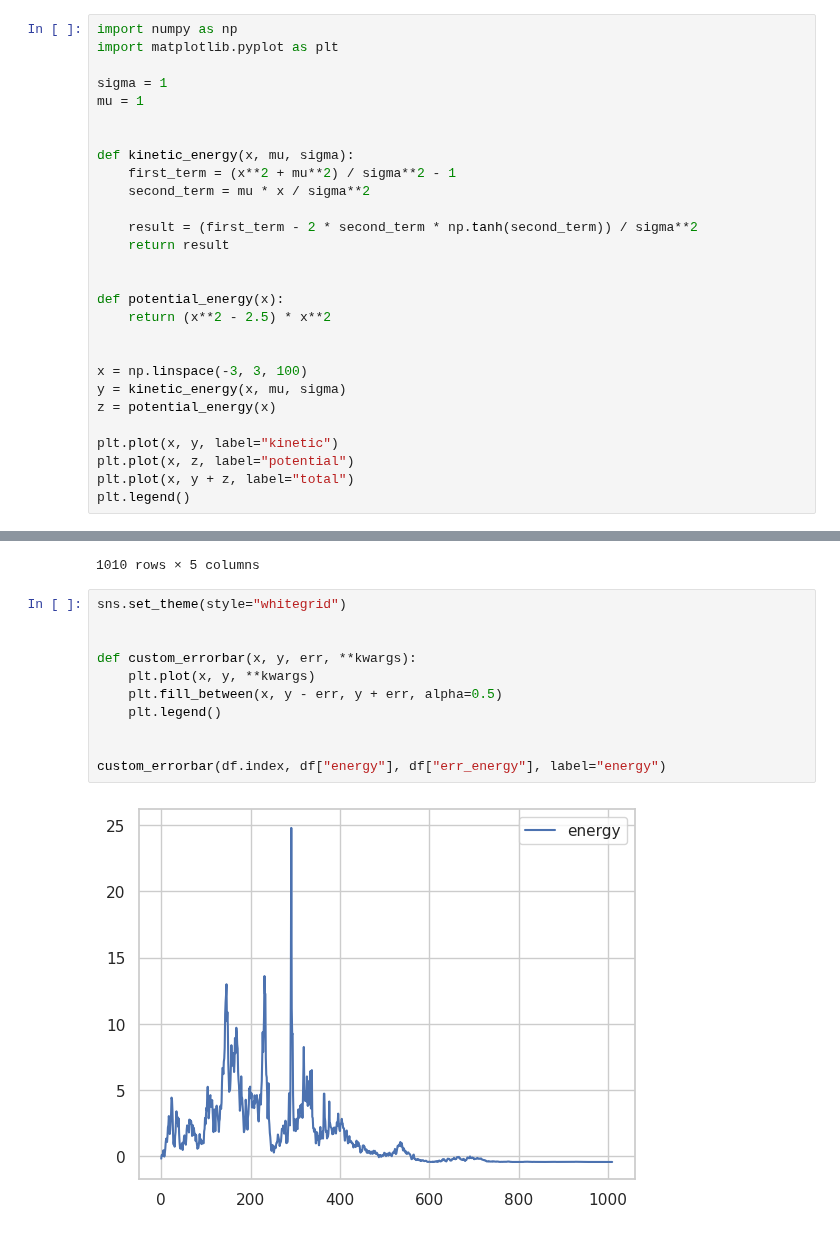
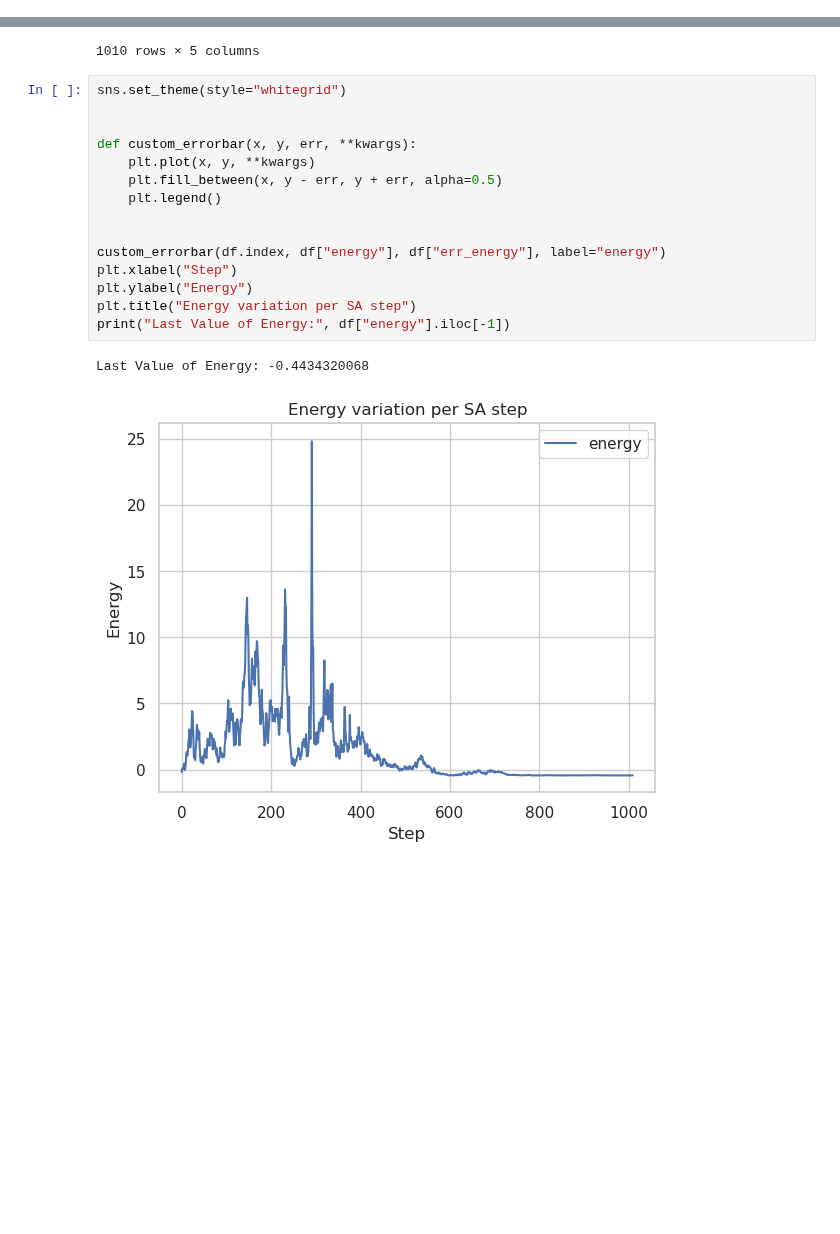
Before and after one commit to RandDouble/SimulazioneNumerica, a Jupyter notebook: LSN_Exercises_08.ipynb, the cells around one changed output, grey strips where cells are left out. Drawn from its saved outputs; the diff is of its cells as text; blank space fills up the shorter version.

```diff
--- a/LSN_Exercises_08.ipynb
+++ b/LSN_Exercises_08.ipynb
@@ -212,28 +269,0 @@ ax[0, 0].plot(x, y * y / (delta_x * y.sum()))
-# %%
-import numpy as np
-import matplotlib.pyplot as plt
-
-sigma = 1
-mu = 1
-
-
-def kinetic_energy(x, mu, sigma):
-    first_term = (x**2 + mu**2) / sigma**2 - 1
-    second_term = mu * x / sigma**2
-
-    result = (first_term - 2 * second_term * np.tanh(second_term)) / sigma**2
-    return result
-
-
-def potential_energy(x):
-    return (x**2 - 2.5) * x**2
-
-
-x = np.linspace(-3, 3, 100)
-y = kinetic_energy(x, mu, sigma)
-z = potential_energy(x)
-
-plt.plot(x, y, label="kinetic")
-plt.plot(x, z, label="potential")
-plt.plot(x, y + z, label="total")
-plt.legend()
@@ -264,16 +287,21 @@ df
 # %%
 sns.set_theme(style="whitegrid")
 
 
 def custom_errorbar(x, y, err, **kwargs):
     plt.plot(x, y, **kwargs)
     plt.fill_between(x, y - err, y + err, alpha=0.5)
     plt.legend()
 
 
 custom_errorbar(df.index, df["energy"], df["err_energy"], label="energy")
+plt.xlabel("Step")
+plt.ylabel("Energy")
+plt.title("Energy variation per SA step")
+print("Last Value of Energy:", df["energy"].iloc[-1])
 # %% [output]
+Last Value of Energy: -0.4434320068
-[figure, old version]
+[figure, new version]
 # %%
 from matplotlib.colors import LogNorm
 from matplotlib.cm import ScalarMappable
```
Also changed, not shown: parts of 18 cells of this notebook, 6 other files.
